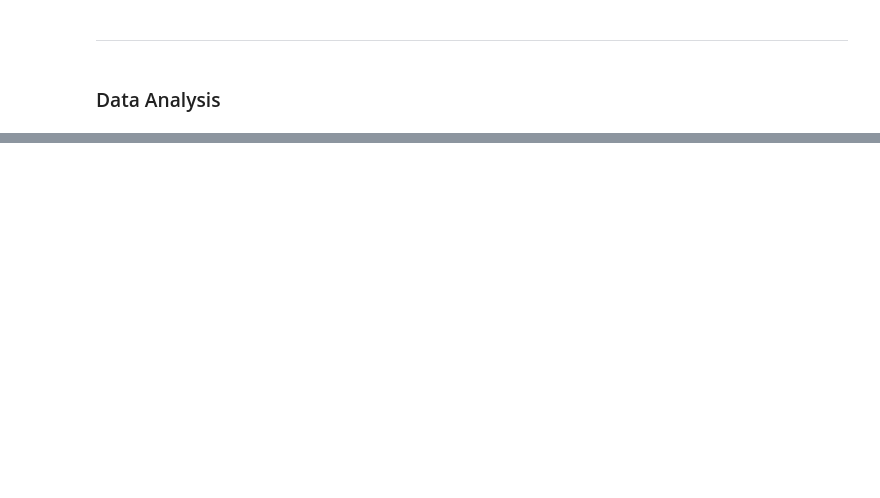
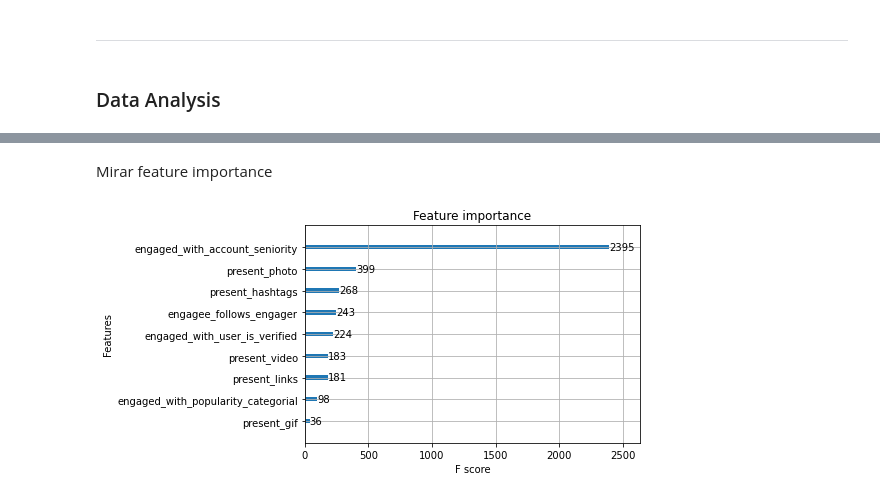
Before and after one commit to RicardFS90/Recsys_Twitter, a Jupyter notebook: project_file.ipynb, the cells around one changed output, grey strips where cells are left out. Saved outputs shown, nothing was run; the diff lists cells and outputs as text; code cells hidden in the pictures; blank space fills up the shorter version.

```diff
--- a/project_file.ipynb
+++ b/project_file.ipynb
@@ -149,0 +250,9 @@ df.head()
+# %% [markdown]
+Mirar feature importance
+# %%
+from matplotlib import pyplot
+
+xgb.plot_importance(xg_rec)
+pyplot.show()
+# %% [output]
+[figure, added]
```
Also changed, not shown: parts of 11 cells of this notebook.
